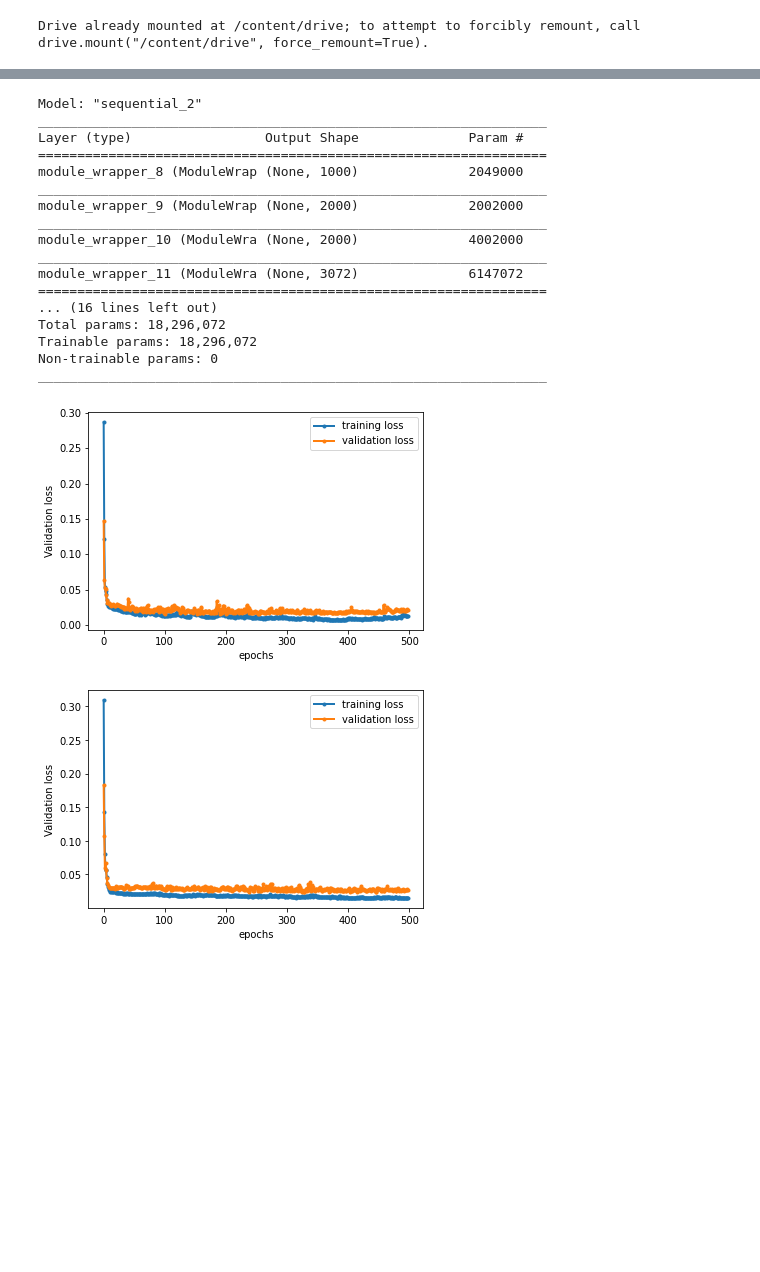
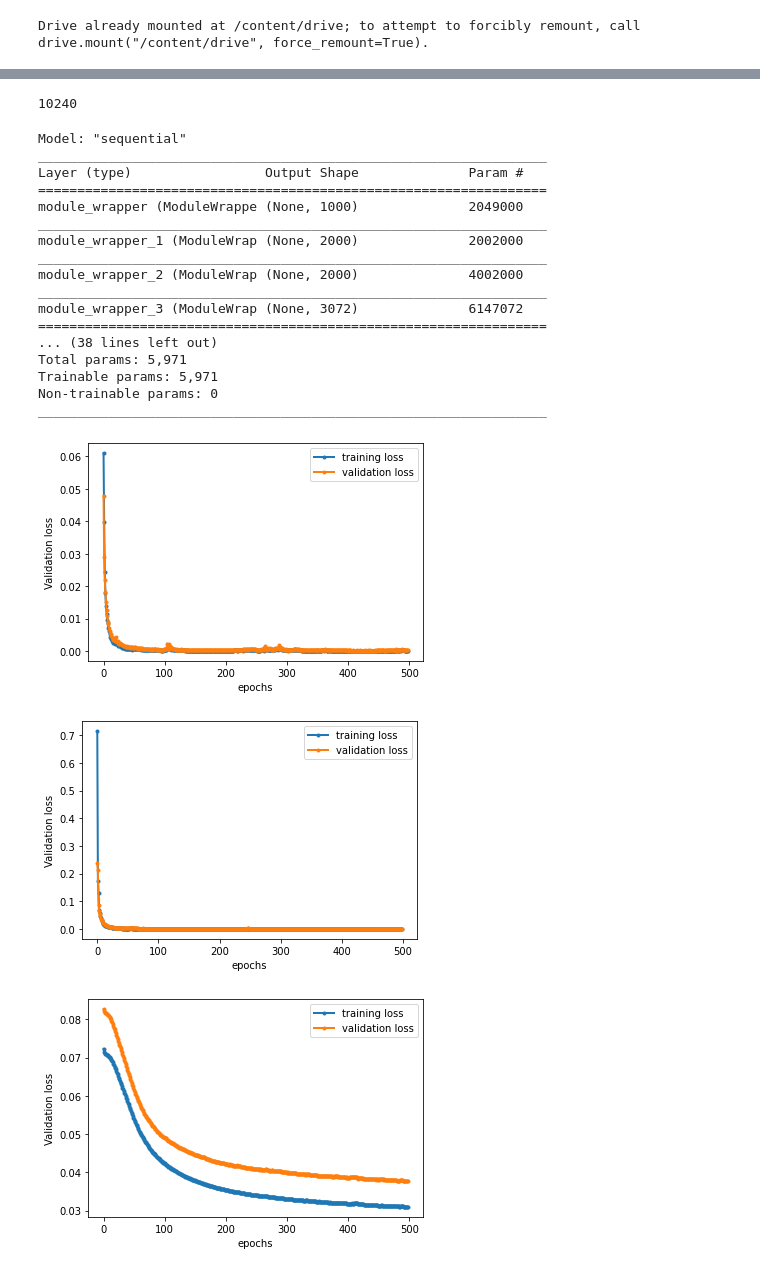
Before and after one commit to dvenkata/AMATH590, a Jupyter notebook: 03_Sub_grid_Scale_Analysis.ipynb, the cells around one changed output, grey strips where cells are left out. Drawn from its saved outputs; the diff is of its cells as text; code cells hidden in the pictures; blank space fills up the shorter version.

```diff
--- a/03_Sub_grid_Scale_Analysis.ipynb
+++ b/03_Sub_grid_Scale_Analysis.ipynb
@@ -146,5 +206,8 @@ output = output.reshape(output.shape[0]*output.shape[2],output.shape[1]).transpo
 # %%
 #Setup validation and demean all inputs
+input = input.reshape(64,10240)
+output = output.reshape(64,1024*3)
+
 mean_ip = input.mean(axis=0,keepdims=True)
 mean_op = output.mean(axis=0,keepdims=True)
 
@@ -167,12 +230,18 @@ nn_idm = nn_im[dev,:]
 nn_opm = nn_om[train,:]
 nn_odm = nn_om[dev,:]
 
-nn_ipm_small = nn_ipm[:,:1024*2]
-nn_idm_small = nn_idm[:,:1024*2]
+nn_ipm_small = nn_ipm[:,:ncoarse.shape[0]*2]
+nn_idm_small = nn_idm[:,:ncoarse.shape[0]*2]
 nn_opm_small = nn_opm
 nn_odm_small = nn_odm
 
+nn_ipm_cnn = nn_ipm.reshape(nn_ipm.shape[0],32,32,10)
+nn_idm_cnn = nn_idm.reshape(nn_idm.shape[0],32,32,10)
+nn_opm_cnn = nn_opm.reshape(nn_opm.shape[0],32,32,3)
+nn_odm_cnn = nn_odm.reshape(nn_odm.shape[0],32,32,3)
+
 print(nn_ipm.shape, nn_opm.shape, nn_idm.shape, nn_odm.shape)
 print(nn_ipm_small.shape, nn_opm_small.shape, nn_idm_small.shape, nn_odm_small.shape)
+print(nn_ipm_cnn.shape, nn_opm_cnn.shape, nn_idm_cnn.shape, nn_odm_cnn.shape)
 print(nn_im_test.shape,nn_om_test.shape)
 # %% [output]
@@ -189,5 +260,9 @@ from keras.layers import Activation
 from keras.utils.generic_utils import get_custom_objects
 from keras import backend as K
+# %%
+input.shape[1]
+# %% [output]
+10240
 # %%
 # Build model
 deep_approx = keras.models.Sequential()
@@ -205,9 +280,9 @@ History = deep_approx.fit(nn_ipm_small, nn_opm_small, epochs=500,
 # %%
 # Build model
 deep_approx1 = keras.models.Sequential()
-deep_approx1.add(layers.Dense(1000, input_dim=input.shape[1], activation='sigmoid'))
-deep_approx1.add(layers.Dense(2000, activation='relu'))
-deep_approx1.add(layers.Dense(2000, activation='relu'))
+deep_approx1.add(layers.Dense(10000, input_dim=input.shape[1], activation='sigmoid'))
+deep_approx1.add(layers.Dense(5000, activation='relu'))
+deep_approx1.add(layers.Dense(5000, activation='relu'))
 deep_approx1.add(layers.Dense(output.shape[1], activation='linear'))
 
 # Compile model
@@ -216,49 +291,76 @@ deep_approx1.compile(loss='mse', optimizer='adam')
 # Fit!
 History1 = deep_approx1.fit(nn_ipm, nn_opm, epochs=500,
                           validation_data=(nn_idm, nn_odm),verbose=0)
+# %%
+# Build model
+deep_app_cnn = keras.models.Sequential()
+deep_app_cnn.add(Conv2D(16,(3,3),activation='relu',padding='same',input_shape=(32,32,10)))
+deep_app_cnn.add(Conv2D(8,(3,3),activation='relu',padding='same'))
+deep_app_cnn.add(Conv2D(8,(3,3),activation='relu',padding='same'))
+deep_app_cnn.add(Conv2D(8,(3,3),activation='relu',padding='same'))
+deep_app_cnn.add(Conv2D(8,(3,3),activation='relu',padding='same'))
+deep_app_cnn.add(Conv2D(16,(3,3),activation='relu',padding='same'))
+deep_app_cnn.add(Conv2D(3,(3,3),activation='linear',padding='same'))
+
+# Compile model
+deep_app_cnn.compile(loss='mse', optimizer='adam')
+
+# Fit!
+History2 = deep_app_cnn.fit(nn_ipm_cnn, nn_opm_cnn, epochs=500,
+                          validation_data=(nn_idm_cnn, nn_odm_cnn),verbose=0)
 # %%
 deep_approx.summary()
 deep_approx1.summary()
+deep_app_cnn.summary()
 # %% [output]
-Model: "sequential_2"
+Model: "sequential"
 _________________________________________________________________
 Layer (type)                 Output Shape              Param #
 =================================================================
-module_wrapper_8 (ModuleWrap (None, 1000)              2049000
+module_wrapper (ModuleWrappe (None, 1000)              2049000
 _________________________________________________________________
-module_wrapper_9 (ModuleWrap (None, 2000)              2002000
+module_wrapper_1 (ModuleWrap (None, 2000)              2002000
 _________________________________________________________________
-module_wrapper_10 (ModuleWra (None, 2000)              4002000
+module_wrapper_2 (ModuleWrap (None, 2000)              4002000
 _________________________________________________________________
-module_wrapper_11 (ModuleWra (None, 3072)              6147072
+module_wrapper_3 (ModuleWrap (None, 3072)              6147072
 =================================================================
-... (16 lines left out)
-Total params: 18,296,072
-Trainable params: 18,296,072
+... (38 lines left out)
+Total params: 5,971
+Trainable params: 5,971
 Non-trainable params: 0
 _________________________________________________________________
 # %%
 idx0 = 1
 import matplotlib.pyplot as plt
 
 plt.figure()
 plt.plot(History.history['loss'][idx0:], '.-', lw=2)
 plt.plot(History.history['val_loss'][idx0:], '.-', lw=2)
 plt.xlabel('epochs')
 plt.ylabel('Validation loss')
 plt.legend(['training loss', 'validation loss'])
 plt.show()
 
 plt.figure()
 plt.plot(History1.history['loss'][idx0:], '.-', lw=2)
 plt.plot(History1.history['val_loss'][idx0:], '.-', lw=2)
 plt.xlabel('epochs')
 plt.ylabel('Validation loss')
 plt.legend(['training loss', 'validation loss'])
 plt.show()
+
+plt.figure()
+plt.plot(History2.history['loss'][idx0:], '.-', lw=2)
+plt.plot(History2.history['val_loss'][idx0:], '.-', lw=2)
+plt.xlabel('epochs')
+plt.ylabel('Validation loss')
+plt.legend(['training loss', 'validation loss'])
+plt.show()
 # %% [output]
-[figure, old version]
+[figure, new version]
-[figure, old version]
+[figure, new version]
+[figure, added]
 # %%
 #Test all estimators
 test_input = nn_im_test
```
Also changed, not shown: parts of 20 cells of this notebook.
